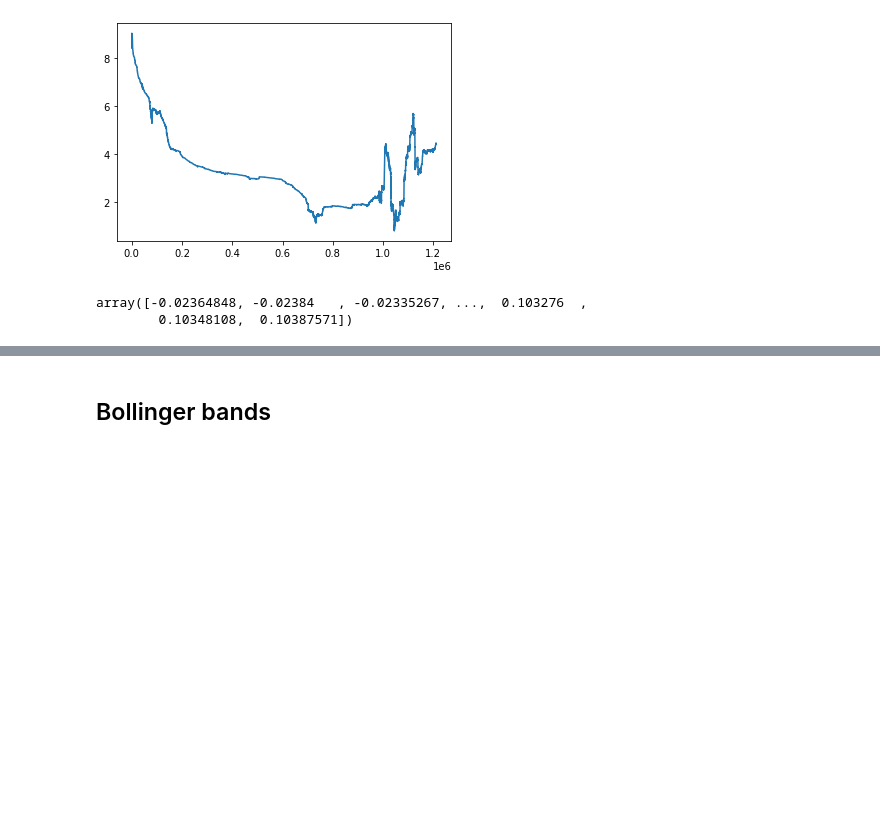
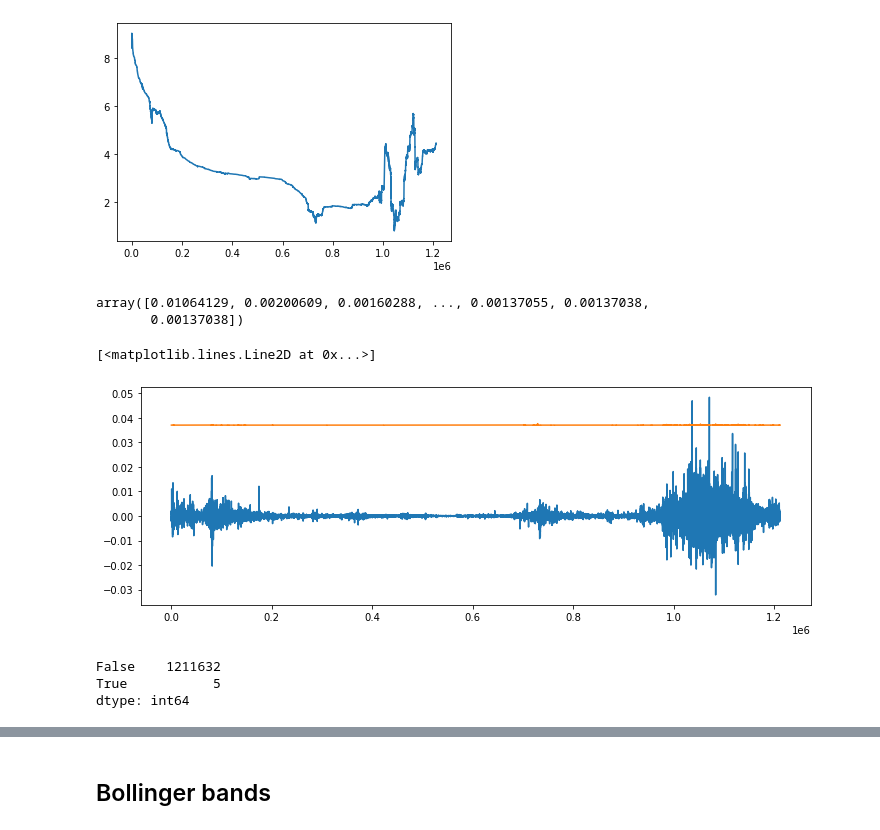
Before and after one commit to sunnymnie/bitcoin-printer, a Jupyter notebook: 3-labelling/2-kalman-filter-strats-tests.ipynb, the cells around one changed output, grey strips where cells are left out. Cells and saved outputs as stored; diff of their text form; code cells hidden in the pictures; blank space fills up the shorter version.

```diff
--- a/3-labelling/2-kalman-filter-strats-tests.ipynb
+++ b/3-labelling/2-kalman-filter-strats-tests.ipynb
@@ -166,5 +168,15 @@ sell_thres = 1.   # 0, in range [0, ...) for more travel
+# %%
+Q
+# %% [output]
+array([0.01064129, 0.00200609, 0.00160288, ..., 0.00137055, 0.00137038,
+       0.00137038])
+# %%
+fig, ax = plt.subplots(figsize=(12, 4))
+
+ax.plot(e[100:])
+ax.plot(np.sqrt(Q[100:]))
+# %% [output]
+[<matplotlib.lines.Line2D at 0x...>]
+[figure, added]
 # %%
-beta[1, :]
+spread = pd.DataFrame(index=df.index)
-# %% [output]
-array([-0.02364848, -0.02384   , -0.02335267, ...,  0.103276  ,
-        0.10348108,  0.10387571])
@@ -170,0 +235,6 @@ array([-0.02364848, -0.02384   , -0.02335267, ...,  0.103276  ,
+# %%
+pd.Series(shortsEntry).value_counts()
+# %% [output]
+False    1211632
+True           5
+dtype: int64
```
Also changed, not shown: parts of 6 cells of this notebook, 3 other files.
